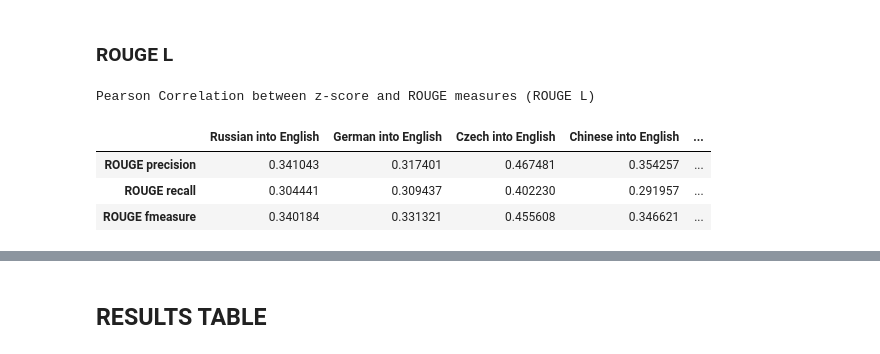
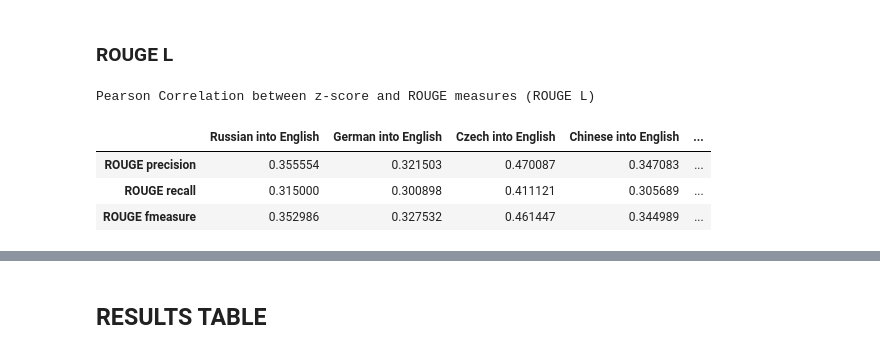
Before and after one commit to FranzMichaelFrank/Text_Mining_Group_Project, a Jupyter notebook: FF_2021-05-26_Lexical_inc_combination.ipynb, the cells around one changed output, grey strips where cells are left out. Saved outputs shown, nothing was run; the diff lists cells and outputs as text; code cells hidden in the pictures.

```diff
--- a/FF_2021-05-26_Lexical_inc_combination.ipynb
+++ b/FF_2021-05-26_Lexical_inc_combination.ipynb
@@ -214,12 +236,13 @@ from nltk.translate.bleu_score import corpus_bleu
 correlations_p = []
 correlations_k = []
 
+co = 0
 for element in [ru_en, de_en, cs_en, zh_en, en_zh, en_fi]:
 
     bleu_scores = []
 
     #calculating the bleu scores for the translations in comparison to their respective reference
-    for i in range(6748): #element.shape[0]
+    for i in range(element.shape[0]): #element.shape[0]
         reference = [element.loc[i,"reference"].split()]
         translation = element.loc[i,"translation"].split()
         while len(reference) < len(translation):
@@ -229,11 +252,24 @@ for element in [ru_en, de_en, cs_en, zh_en, en_zh, en_fi]:
         bleu_scores.append(corpus_bleu(reference, translation))
 
     #add the bleu scores to the dataframe
-    development_df = element.iloc[:6748,:].copy() #element.shape[0]
+    development_df = element.copy() #element.shape[0]
     development_df["BLEU"] = bleu_scores
     correlations_p.append(development_df.corr(method="pearson").iloc[-1:,0].values[0])
     correlations_k.append(development_df.corr(method="kendall").iloc[-1:,0].values[0])
 
+    if co == 0:
+        ru_en_["BLEU_c"] = bleu_scores
+    elif co == 1:
+        de_en_["BLEU_c"] = bleu_scores
+    elif co == 2:
+        cs_en_["BLEU_c"] = bleu_scores
+    elif co == 3:
+        zh_en_["BLEU_c"] = bleu_scores
+    elif co == 4:
+        en_zh_["BLEU_c"] = bleu_scores
+    elif co == 5:
+        en_fi_["BLEU_c"] = bleu_scores
+    co += 1
     i += 1
 
 
@@ -415,7 +497,7 @@ results_k = pd.DataFrame()
 correlations_p = []
 correlations_k = []
 j = 0
-
+co = 0
 for element in [ru_en, de_en, cs_en, zh_en, en_zh, en_fi]:
 
     precisions = []
@@ -423,40 +505,67 @@ for element in [ru_en, de_en, cs_en, zh_en, en_zh, en_fi]:
     fmeasures = []
 
     #calculating the rouge scores for the translations in comparison to their respective reference
-    for i in range(6748): #element.shape[0]
+    for i in range(element.shape[0]): #element.shape[0]
         scorer = rouge_scorer.RougeScorer(['rouge1', 'rouge2', 'rougeL'], use_stemmer=True)
         scores = scorer.score(element.loc[i,"reference"], element.loc[i,"translation"])
         precisions.append(scores["rougeL"].precision)
         recalls.append(scores["rougeL"].recall)
         fmeasures.append(scores["rougeL"].fmeasure)
 
     #add the rouge scores to the dataframe
-    development_df = element.iloc[:6748,:].copy() #element.shape[0]
+    development_df = element.copy() #element.shape[0]
     development_df["ROUGE precision"] = precisions
     development_df["ROUGE recall"] = recalls
     development_df["ROUGE fmeasure"] = fmeasures
     correlations_p.append(development_df.corr(method="pearson").iloc[-1:,0].values[0])
     correlations_k.append(development_df.corr(method="kendall").iloc[-1:,0].values[0])
     col_name = descriptions[j]
     j += 1
     results_p[col_name] = pd.Series(development_df.corr(method="pearson").iloc[0,3:])
     results_k[col_name] = pd.Series(development_df.corr(method="kendall").iloc[0,3:])
 
+    if co == 0:
+        ru_en_["ROUGEL_precision"] = precisions
+        ru_en_["ROUGEL_recall"] = recalls
+        ru_en_["ROUGEL_fmeasure"] = fmeasures
+    elif co == 1:
+        de_en_["ROUGEL_precision"] = precisions
+        de_en_["ROUGEL_recall"] = recalls
+        de_en_["ROUGEL_fmeasure"] = fmeasures
+    elif co == 2:
+        cs_en_["ROUGEL_precision"] = precisions
+        cs_en_["ROUGEL_recall"] = recalls
+        cs_en_["ROUGEL_fmeasure"] = fmeasures
+    elif co == 3:
+        zh_en_["ROUGEL_precision"] = precisions
+        zh_en_["ROUGEL_recall"] = recalls
+        zh_en_["ROUGEL_fmeasure"] = fmeasures
+    elif co == 4:
+        en_zh_["ROUGEL_precision"] = precisions
+        en_zh_["ROUGEL_recall"] = recalls
+        en_zh_["ROUGEL_fmeasure"] = fmeasures
+    elif co == 5:
+        en_fi_["ROUGEL_precision"] = precisions
+        en_fi_["ROUGEL_recall"] = recalls
+        en_fi_["ROUGEL_fmeasure"] = fmeasures
+    co += 1
+
+
 
 print("\033[1mPearson Correlation between z-score and ROUGE measures (ROUGE L) \n")
 
 overall_results["ROUGE L Precision Pearson"] = results_p.iloc[0,:6].values.tolist()
 overall_results["ROUGE L Recall Pearson"] = results_p.iloc[1,:6].values.tolist()
 overall_results["ROUGE L Fmeasure Pearson"] = results_p.iloc[2,:6].values.tolist()
 
 results_p["Average"] = results_p.T.mean()
 results_p
 # %% [output]
 Pearson Correlation between z-score and ROUGE measures (ROUGE L)
 |  | Russian into English | German into English | Czech into English | Chinese into English | ... |
-| ROUGE precision | 0.341043 | 0.317401 | 0.467481 | 0.354257 | ... |
-| ROUGE recall | 0.304441 | 0.309437 | 0.402230 | 0.291957 | ... |
-| ROUGE fmeasure | 0.340184 | 0.331321 | 0.455608 | 0.346621 | ... |
+| ROUGE precision | 0.355554 | 0.321503 | 0.470087 | 0.347083 | ... |
+| ROUGE recall | 0.315000 | 0.300898 | 0.411121 | 0.305689 | ... |
+| ROUGE fmeasure | 0.352986 | 0.327532 | 0.461447 | 0.344989 | ... |
 # %%
 print("\033[1mKendall Tau Correlation between z-score and ROUGE measures (ROUGE L) \n")
 
```
Also changed, not shown: parts of 77 cells of this notebook.
